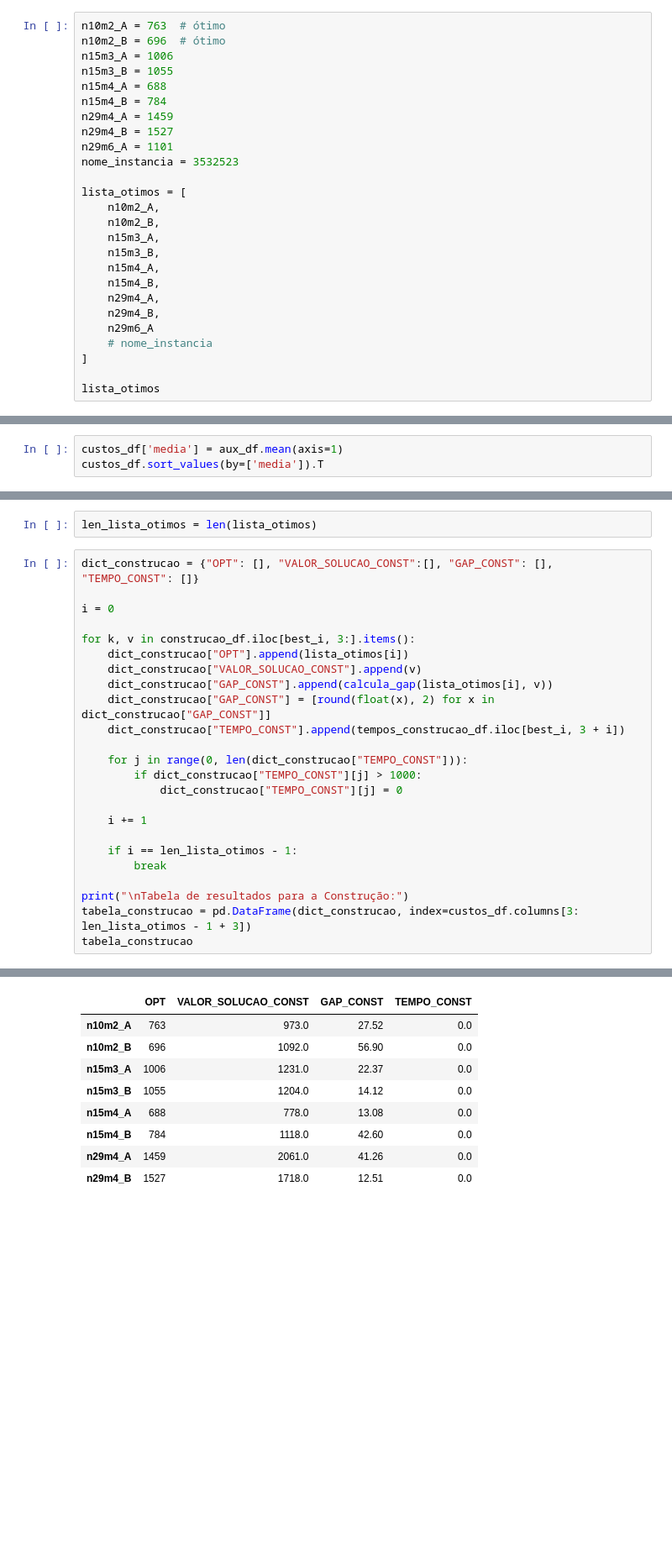
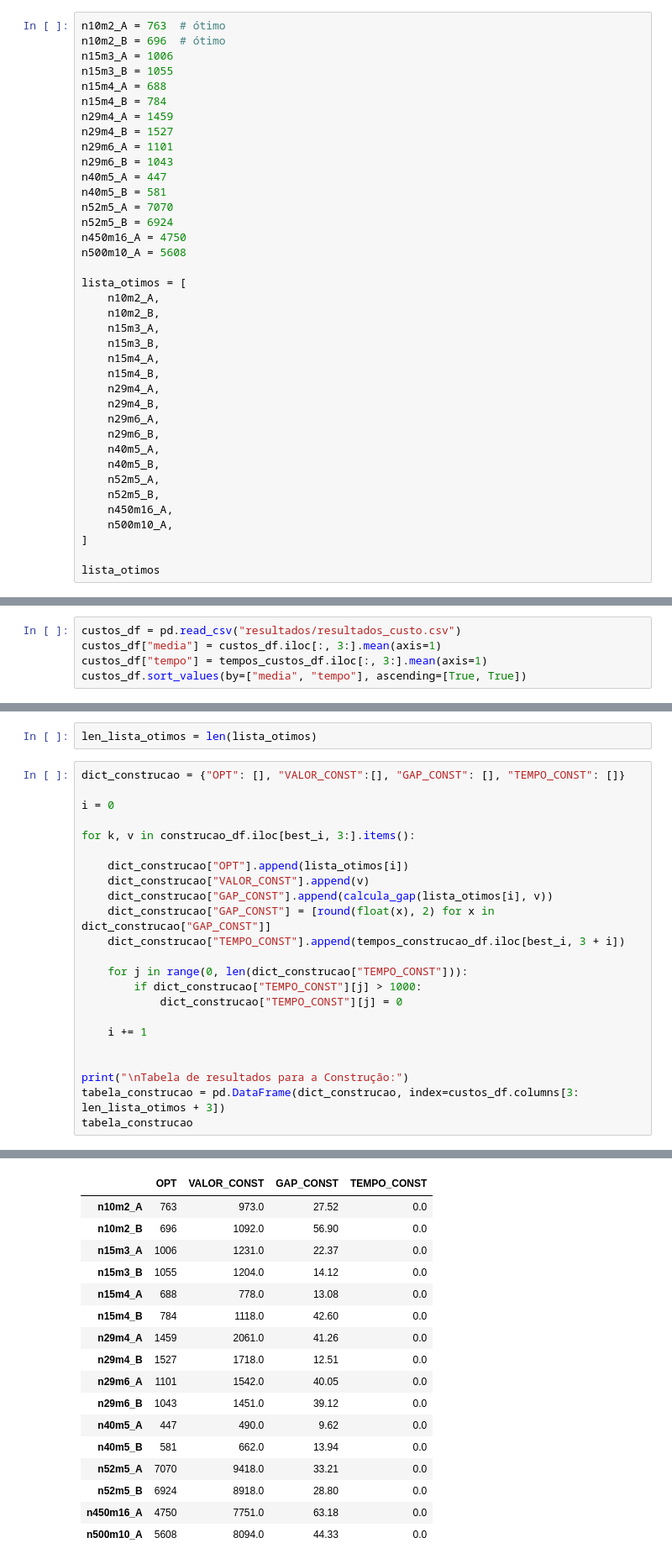
Before and after one commit to Guilherme-iram/projeto_APA, a Jupyter notebook: estatistica_resultados.ipynb, the cells around one changed output, grey strips where cells are left out. Shown at 84% size. Saved outputs shown, nothing was run; the diff lists cells and outputs as text; blank space fills up the shorter version.

Commit message:
Tabela resultados com todas as instancias

```diff
--- a/estatistica_resultados.ipynb
+++ b/estatistica_resultados.ipynb
@@ -10,7 +10,13 @@ n15m4_B = 784
 n29m4_A = 1459
 n29m4_B = 1527
 n29m6_A = 1101
-nome_instancia = 3532523
+n29m6_B = 1043
+n40m5_A = 447
+n40m5_B = 581
+n52m5_A = 7070
+n52m5_B = 6924
+n450m16_A = 4750
+n500m10_A = 5608
 
 lista_otimos = [
     n10m2_A,
@@ -21,8 +27,14 @@ lista_otimos = [
     n15m4_B,
     n29m4_A,
     n29m4_B,
-    n29m6_A
-    # nome_instancia
+    n29m6_A,
+    n29m6_B,
+    n40m5_A,
+    n40m5_B,
+    n52m5_A,
+    n52m5_B,
+    n450m16_A,
+    n500m10_A,
 ]
 
 lista_otimos
@@ -107,0 +93,5 @@ custos_df.T
+# %%
+custos_df = pd.read_csv("resultados/resultados_custo.csv")
+custos_df["media"] = custos_df.iloc[:, 3:].mean(axis=1)
+custos_df["tempo"] = tempos_custos_df.iloc[:, 3:].mean(axis=1)
+custos_df.sort_values(by=["media", "tempo"], ascending=[True, True])
@@ -147,3 +153,0 @@ Linha 44, EXEC:   1, GRAPS: 1024, ILS:  16, 2229.6875
-# %%
-custos_df['media'] = aux_df.mean(axis=1)
-custos_df.sort_values(by=['media']).T
@@ -169,32 +167,31 @@ custos_df.sort_values(by=['media']).T
 # %%
 len_lista_otimos = len(lista_otimos)
 # %%
-dict_construcao = {"OPT": [], "VALOR_SOLUCAO_CONST":[], "GAP_CONST": [], "TEMPO_CONST": []}
+dict_construcao = {"OPT": [], "VALOR_CONST":[], "GAP_CONST": [], "TEMPO_CONST": []}
 
 i = 0
 
 for k, v in construcao_df.iloc[best_i, 3:].items():
+
     dict_construcao["OPT"].append(lista_otimos[i])
-    dict_construcao["VALOR_SOLUCAO_CONST"].append(v)
+    dict_construcao["VALOR_CONST"].append(v)
     dict_construcao["GAP_CONST"].append(calcula_gap(lista_otimos[i], v))
     dict_construcao["GAP_CONST"] = [round(float(x), 2) for x in dict_construcao["GAP_CONST"]]
     dict_construcao["TEMPO_CONST"].append(tempos_construcao_df.iloc[best_i, 3 + i])
 
     for j in range(0, len(dict_construcao["TEMPO_CONST"])):
         if dict_construcao["TEMPO_CONST"][j] > 1000:
             dict_construcao["TEMPO_CONST"][j] = 0
 
     i += 1
 
-    if i == len_lista_otimos - 1:
-        break
 
 print("\nTabela de resultados para a Construção:")
-tabela_construcao = pd.DataFrame(dict_construcao, index=custos_df.columns[3: len_lista_otimos - 1 + 3])
+tabela_construcao = pd.DataFrame(dict_construcao, index=custos_df.columns[3: len_lista_otimos + 3])
 tabela_construcao
 # %% [output]
 Tabela de resultados para a Construção:
-|  | OPT | VALOR_SOLUCAO_CONST | GAP_CONST | TEMPO_CONST |
+|  | OPT | VALOR_CONST | GAP_CONST | TEMPO_CONST |
 | n10m2_A | 763 | 973.0 | 27.52 | 0.0 |
 | n10m2_B | 696 | 1092.0 | 56.90 | 0.0 |
 | n15m3_A | 1006 | 1231.0 | 22.37 | 0.0 |
@@ -203,4 +200,12 @@ Tabela de resultados para a Construção:
 | n15m4_B | 784 | 1118.0 | 42.60 | 0.0 |
 | n29m4_A | 1459 | 2061.0 | 41.26 | 0.0 |
 | n29m4_B | 1527 | 1718.0 | 12.51 | 0.0 |
+| n29m6_A | 1101 | 1542.0 | 40.05 | 0.0 |
+| n29m6_B | 1043 | 1451.0 | 39.12 | 0.0 |
+| n40m5_A | 447 | 490.0 | 9.62 | 0.0 |
+| n40m5_B | 581 | 662.0 | 13.94 | 0.0 |
+| n52m5_A | 7070 | 9418.0 | 33.21 | 0.0 |
+| n52m5_B | 6924 | 8918.0 | 28.80 | 0.0 |
+| n450m16_A | 4750 | 7751.0 | 63.18 | 0.0 |
+| n500m10_A | 5608 | 8094.0 | 44.33 | 0.0 |
 # %%
```
Also changed, not shown: parts of 12 cells of this notebook, 8 other files.
